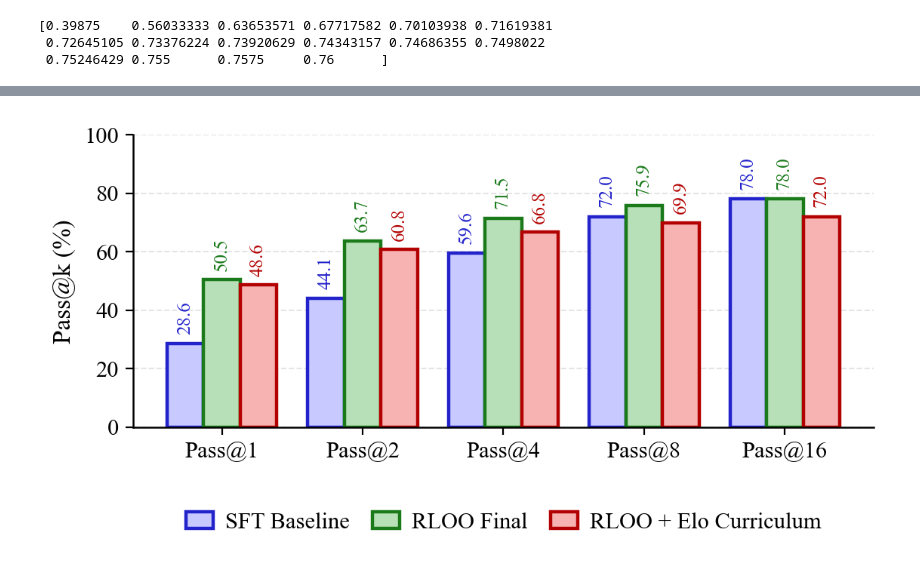
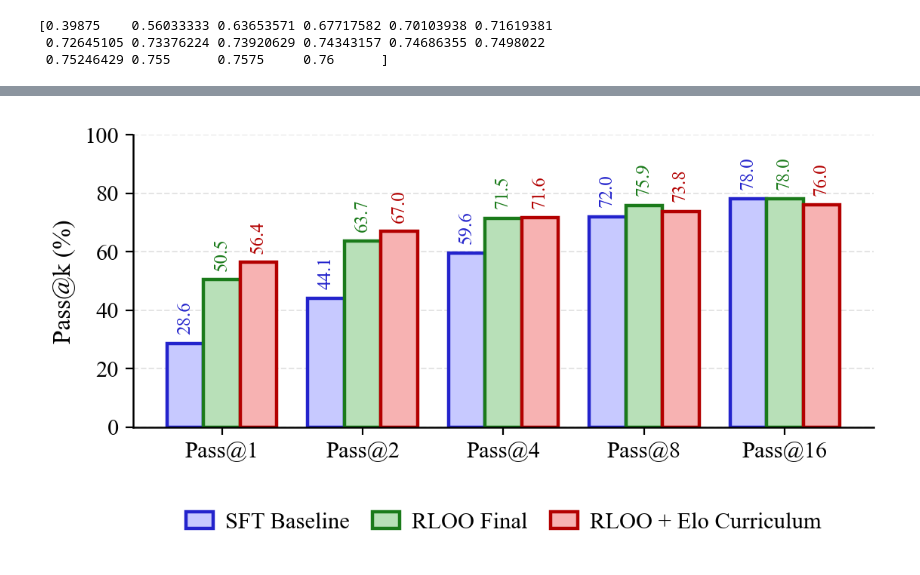
Before and after one commit to MatthewTorre/RL-Fine-Tuning-of-Language-Models-Torre-Raymond, a Jupyter notebook: downloaded_eval_results/eval_results/view_passk.ipynb, the cells around one changed output, grey strips where cells are left out. Saved outputs shown, nothing was run; the diff lists cells and outputs as text; code cells hidden in the pictures.

```diff
--- a/downloaded_eval_results/eval_results/view_passk.ipynb
+++ b/downloaded_eval_results/eval_results/view_passk.ipynb
@@ -116,7 +116,7 @@ mpl.rcParams.update({
 
 ds_sft = datasets.Dataset.from_json("sft_baseline.json")
 ds_rloo = datasets.Dataset.from_json("rloo_final.json")
-ds_elo = datasets.Dataset.from_json("elo_eval.json")
+ds_elo = datasets.Dataset.from_json("vanilla_eval.json")
 
 ds_sft = ds_sft.map(map_fn, num_proc=os.cpu_count())
 ds_rloo = ds_rloo.map(map_fn, num_proc=os.cpu_count())
@@ -169,31 +169,31 @@ rloo_bars = ax.bar(
     linewidth=1.6,
 )
 elo_bars = ax.bar(
     x + width,
     elo_vals,
     width,
     label="RLOO + Elo Curriculum",
     color=elo_fill,
     edgecolor=elo_edge,
     linewidth=1.6,
 )
 
 add_bar_labels(sft_bars, sft_edge)
 add_bar_labels(rloo_bars, rloo_edge)
 add_bar_labels(elo_bars, elo_edge)
 
 ax.set_xticks(x)
 ax.set_xticklabels(labels)
 ax.set_ylabel("Pass@k (%)")
 ax.set_ylim(0, 100)
 
 ax.yaxis.grid(True, linestyle="--", linewidth=0.7, alpha=0.35)
 ax.set_axisbelow(True)
 ax.spines["top"].set_visible(False)
 ax.spines["right"].set_visible(False)
 ax.legend(frameon=False, loc="upper center", bbox_to_anchor=(0.5, -0.22), ncol=3, handlelength=1.2, handletextpad=0.5, columnspacing=1.0)
 
 plt.tight_layout(pad=0.6)
 plt.show()
 # %% [output]
-[figure, old version]
+[figure, new version]
```
Also changed, not shown: parts of 2 cells of this notebook, 12 other files.
